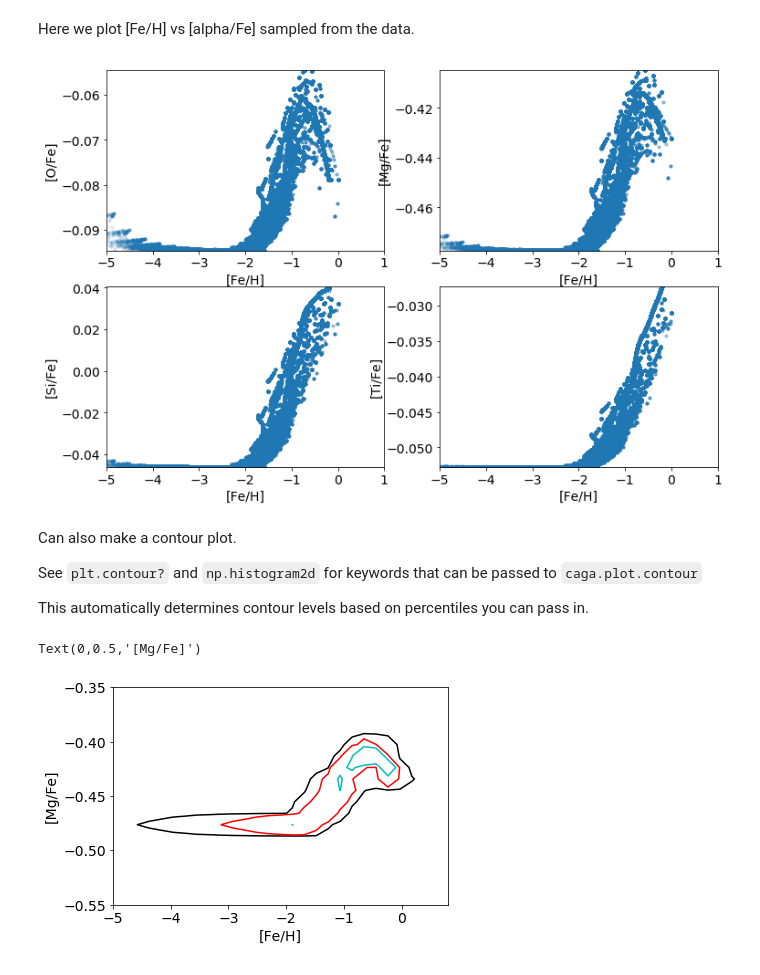
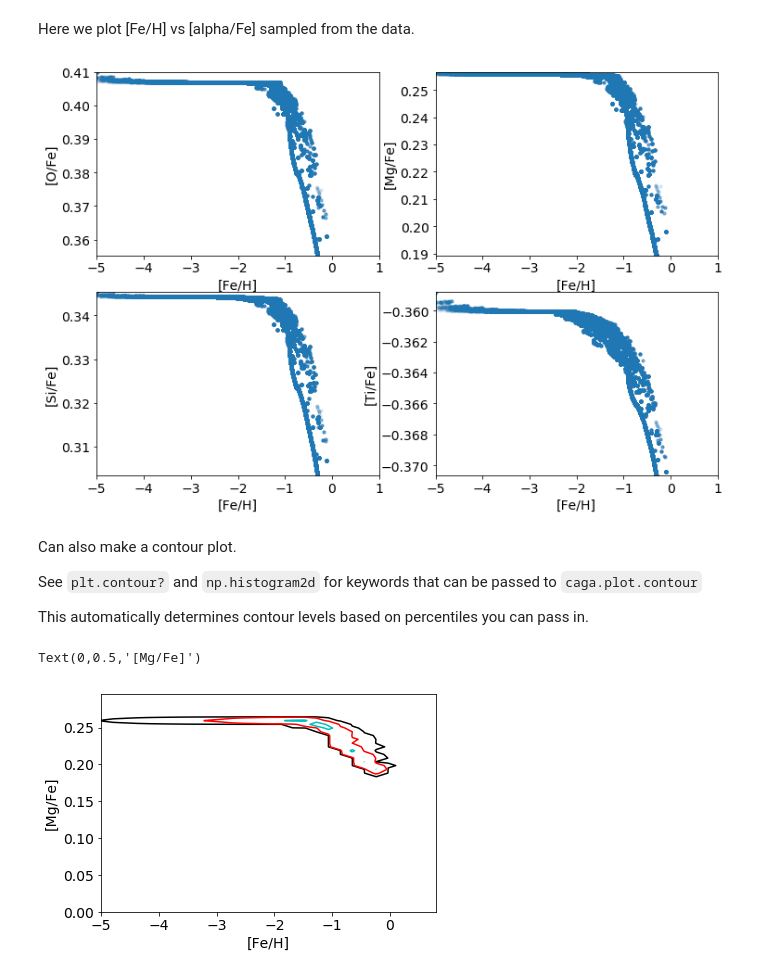
Before and after one commit to caterpillarproject/caga, a Jupyter notebook: notebooks/GAMMATreeBasic.ipynb, the cells around one changed output. Saved outputs shown, nothing was run; the diff lists cells and outputs as text; code cells hidden in the pictures.

Commit message:
Fixed SSP table, updated notebook example

```diff
--- a/notebooks/GAMMATreeBasic.ipynb
+++ b/notebooks/GAMMATreeBasic.ipynb
@@ -26,7 +26,9 @@ fig = gt.plot_mass_history()
 # %% [output]
 [figure]
 # %%
-SSPs_in = caga.precompute_ssps(main_table="nugrid")
+SSPs_in = caga.precompute_ssps(main_table="K10K06",
+                               imf_yields_range=[1,50],
+                               nb_1a_per_m=1e-3)
 kwargs = caga.generate_kwargs(gt, 1e7, SSPs_in=SSPs_in)
 assert kwargs["pre_calculate_SSPs"]
 # %% [output]
@@ -164,7 +166,7 @@ for ax, elem, alphaFe in zip(axes.flat, alphaelems, alphaFes):
     ymin, ymax = np.min(alphaFe[ii]), np.max(alphaFe[ii])
     ax.set_ylim(ymin,ymax)
 # %% [output]
-[figure, old version]
+[figure, new version]
 # %% [markdown]
 Can also make a contour plot.
 
@@ -172,10 +174,10 @@ See `plt.contour?` and `np.histogram2d` for keywords that can be passed to `caga
 
 This automatically determines contour levels based on percentiles you can pass in.
 # %%
-xbins, ybins = np.arange(-5,1,.2), np.arange(-0.55,-0.34,.01)
+xbins, ybins = np.arange(-5,1,.2), np.arange(0.0, 0.3, .005) #np.arange(-0.55,-0.34,.01)
 fig = caga.plot.contour(FeH,alphaFes[1],bins=[xbins,ybins],colors=['k','r','c'],percentiles=[10,50,90])
 plt.xlabel("[Fe/H]")
 plt.ylabel("[Mg/Fe]")
 # %% [output]
 Text(0,0.5,'[Mg/Fe]')
-[figure, old version]
+[figure, new version]
```
Also changed, not shown: parts of 10 cells of this notebook, 2 other files.
